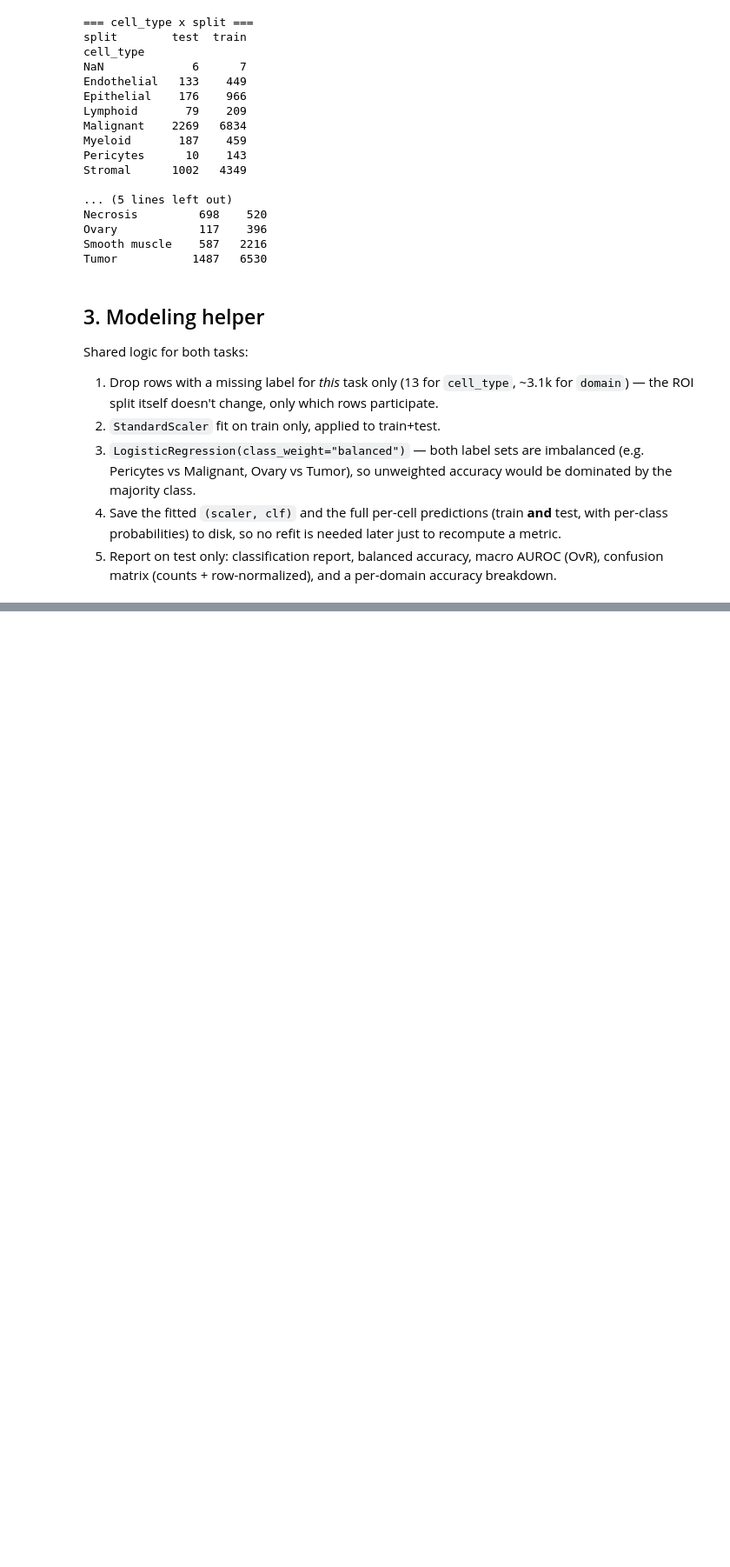
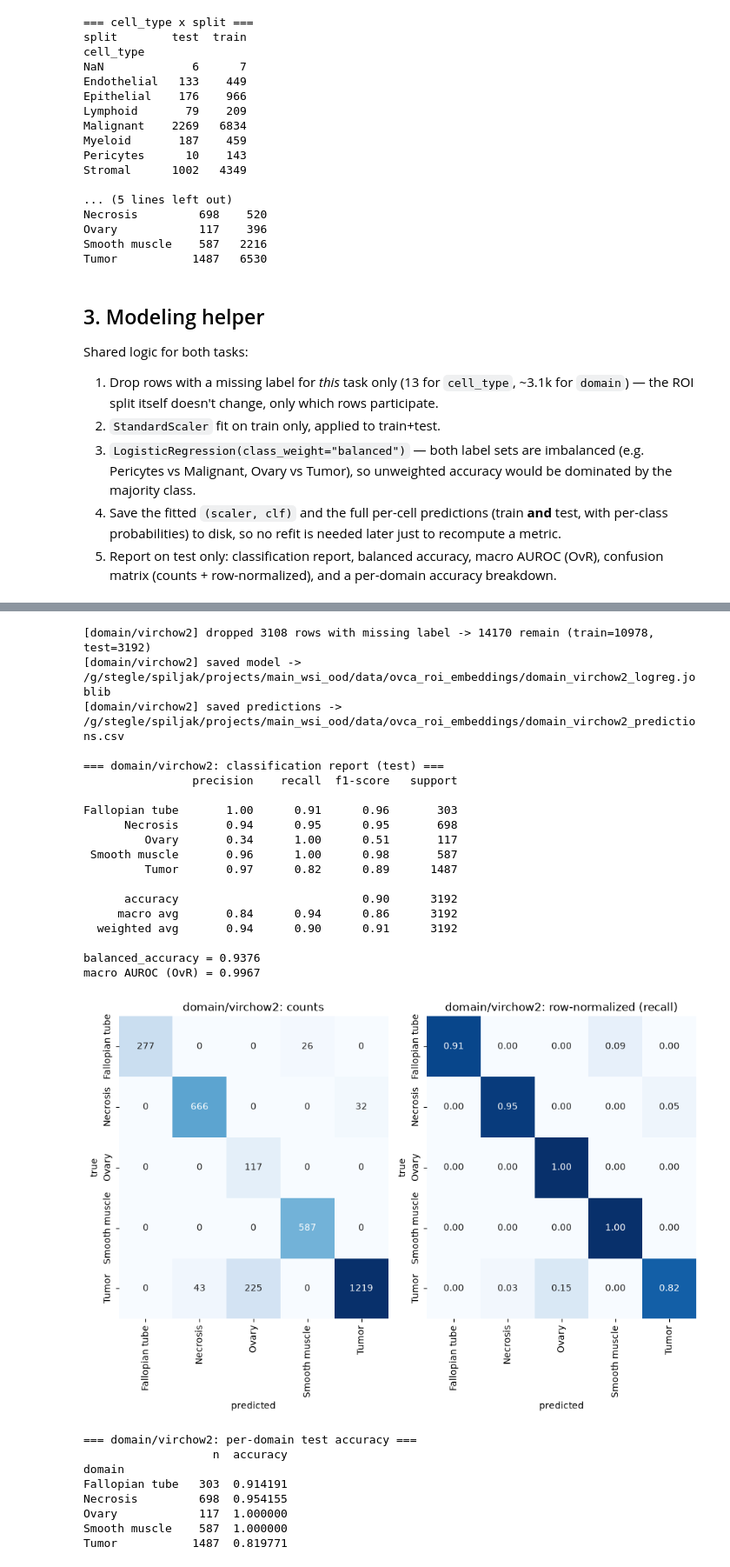
Before and after one commit to captainPopec/David-Spiljak-Lab-rotation-2, a Jupyter notebook: notebooks/05_roi_embedding_classifiers.ipynb, the cells around one changed output, grey strips where cells are left out. Shown at 87% size. Cells and saved outputs as stored; diff of their text form; code cells hidden in the pictures; blank space fills up the shorter version.

```diff
--- a/notebooks/05_roi_embedding_classifiers.ipynb
+++ b/notebooks/05_roi_embedding_classifiers.ipynb
@@ -355,0 +412,31 @@ Tumor           1487  0.969065
+# %%
+domain_results_virchow2 = fit_eval_task(adata, "domain", DATA_DIR, embedding_key="virchow2")
+# %% [output]
+[domain/virchow2] dropped 3108 rows with missing label -> 14170 remain (train=10978, test=3192)
+[domain/virchow2] saved model -> /g/stegle/spiljak/projects/main_wsi_ood/data/ovca_roi_embeddings/domain_virchow2_logreg.joblib
+[domain/virchow2] saved predictions -> /g/stegle/spiljak/projects/main_wsi_ood/data/ovca_roi_embeddings/domain_virchow2_predictions.csv
+
+=== domain/virchow2: classification report (test) ===
+                precision    recall  f1-score   support
+
+Fallopian tube       1.00      0.91      0.96       303
+      Necrosis       0.94      0.95      0.95       698
+         Ovary       0.34      1.00      0.51       117
+ Smooth muscle       0.96      1.00      0.98       587
+         Tumor       0.97      0.82      0.89      1487
+
+      accuracy                           0.90      3192
+     macro avg       0.84      0.94      0.86      3192
+  weighted avg       0.94      0.90      0.91      3192
+
+balanced_accuracy = 0.9376
+macro AUROC (OvR) = 0.9967
+[figure, added]
+=== domain/virchow2: per-domain test accuracy ===
+                   n  accuracy
+domain
+Fallopian tube   303  0.914191
+Necrosis         698  0.954155
+Ovary            117  1.000000
+Smooth muscle    587  1.000000
+Tumor           1487  0.819771
```
Also changed, not shown: parts of 13 cells of this notebook.
